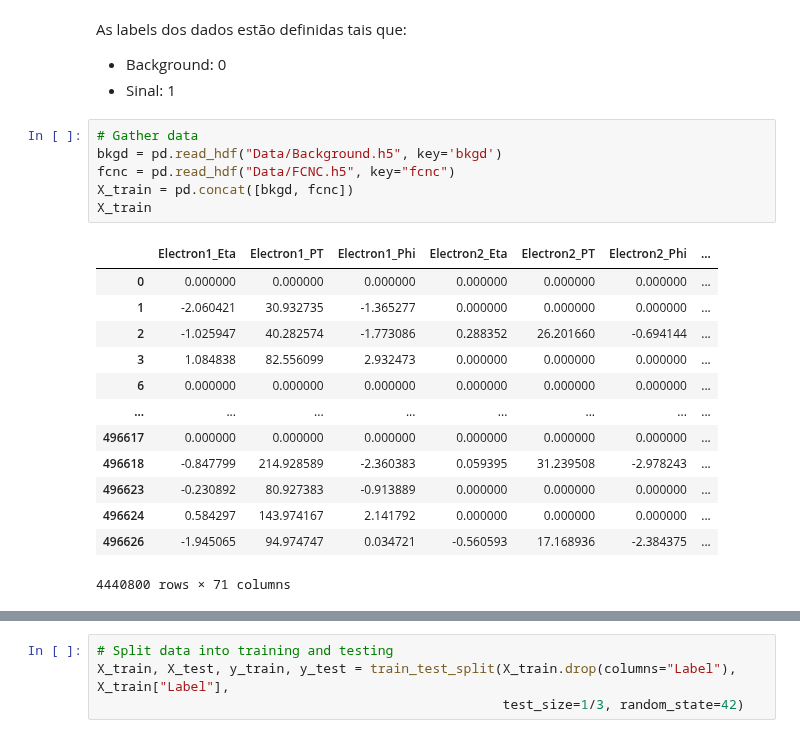
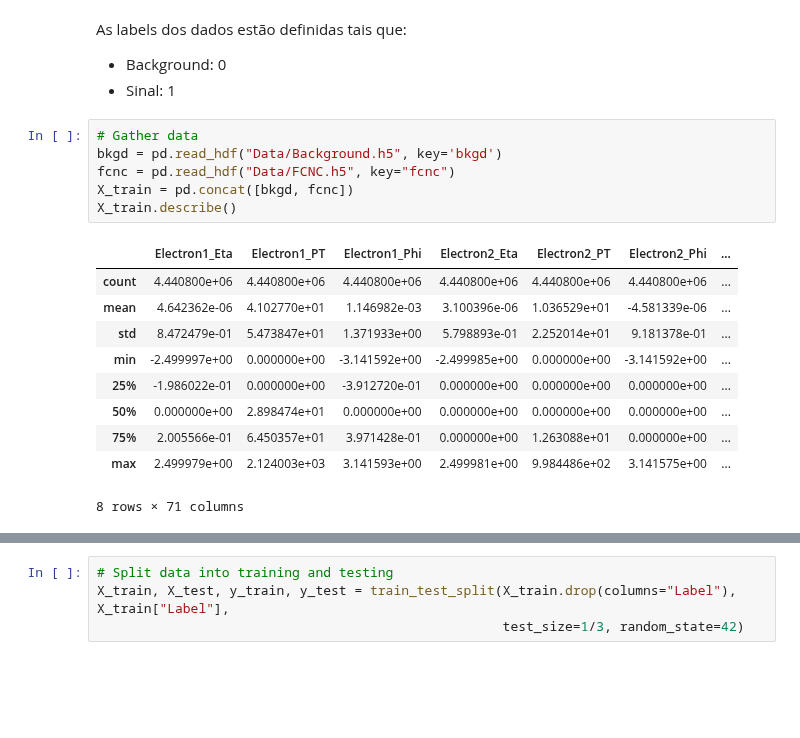
Before and after one commit to GilbertoCunha/LHC-VLQ-Classifier, a Jupyter notebook: Bkgd-Signal-Classifier/Classifier.ipynb, the cells around one changed output, grey strips where cells are left out. Cells and saved outputs as stored; diff of their text form; blank space fills up the shorter version.

```diff
--- a/Bkgd-Signal-Classifier/Classifier.ipynb
+++ b/Bkgd-Signal-Classifier/Classifier.ipynb
@@ -19,20 +17,17 @@ As labels dos dados estão definidas tais que:
 # %%
 # Gather data
 bkgd = pd.read_hdf("Data/Background.h5", key='bkgd')
 fcnc = pd.read_hdf("Data/FCNC.h5", key="fcnc")
 X_train = pd.concat([bkgd, fcnc])
-X_train
+X_train.describe()
 # %% [output]
 |  | Electron1_Eta | Electron1_PT | Electron1_Phi | Electron2_Eta | Electron2_PT | Electron2_Phi | ... |
-| 0 | 0.000000 | 0.000000 | 0.000000 | 0.000000 | 0.000000 | 0.000000 | ... |
-| 1 | -2.060421 | 30.932735 | -1.365277 | 0.000000 | 0.000000 | 0.000000 | ... |
-| 2 | -1.025947 | 40.282574 | -1.773086 | 0.288352 | 26.201660 | -0.694144 | ... |
-| 3 | 1.084838 | 82.556099 | 2.932473 | 0.000000 | 0.000000 | 0.000000 | ... |
-| 6 | 0.000000 | 0.000000 | 0.000000 | 0.000000 | 0.000000 | 0.000000 | ... |
-| ... | ... | ... | ... | ... | ... | ... | ... |
-| 496617 | 0.000000 | 0.000000 | 0.000000 | 0.000000 | 0.000000 | 0.000000 | ... |
-| 496618 | -0.847799 | 214.928589 | -2.360383 | 0.059395 | 31.239508 | -2.978243 | ... |
-| 496623 | -0.230892 | 80.927383 | -0.913889 | 0.000000 | 0.000000 | 0.000000 | ... |
-| 496624 | 0.584297 | 143.974167 | 2.141792 | 0.000000 | 0.000000 | 0.000000 | ... |
-| 496626 | -1.945065 | 94.974747 | 0.034721 | -0.560593 | 17.168936 | -2.384375 | ... |
+| count | 4.440800e+06 | 4.440800e+06 | 4.440800e+06 | 4.440800e+06 | 4.440800e+06 | 4.440800e+06 | ... |
+| mean | 4.642362e-06 | 4.102770e+01 | 1.146982e-03 | 3.100396e-06 | 1.036529e+01 | -4.581339e-06 | ... |
+| std | 8.472479e-01 | 5.473847e+01 | 1.371933e+00 | 5.798893e-01 | 2.252014e+01 | 9.181378e-01 | ... |
+| min | -2.499997e+00 | 0.000000e+00 | -3.141592e+00 | -2.499985e+00 | 0.000000e+00 | -3.141592e+00 | ... |
+| 25% | -1.986022e-01 | 0.000000e+00 | -3.912720e-01 | 0.000000e+00 | 0.000000e+00 | 0.000000e+00 | ... |
+| 50% | 0.000000e+00 | 2.898474e+01 | 0.000000e+00 | 0.000000e+00 | 0.000000e+00 | 0.000000e+00 | ... |
+| 75% | 2.005566e-01 | 6.450357e+01 | 3.971428e-01 | 0.000000e+00 | 1.263088e+01 | 0.000000e+00 | ... |
+| max | 2.499979e+00 | 2.124003e+03 | 3.141593e+00 | 2.499981e+00 | 9.984486e+02 | 3.141575e+00 | ... |
-4440800 rows × 71 columns
+8 rows × 71 columns
```
Also changed, not shown: parts of 17 cells of this notebook.
